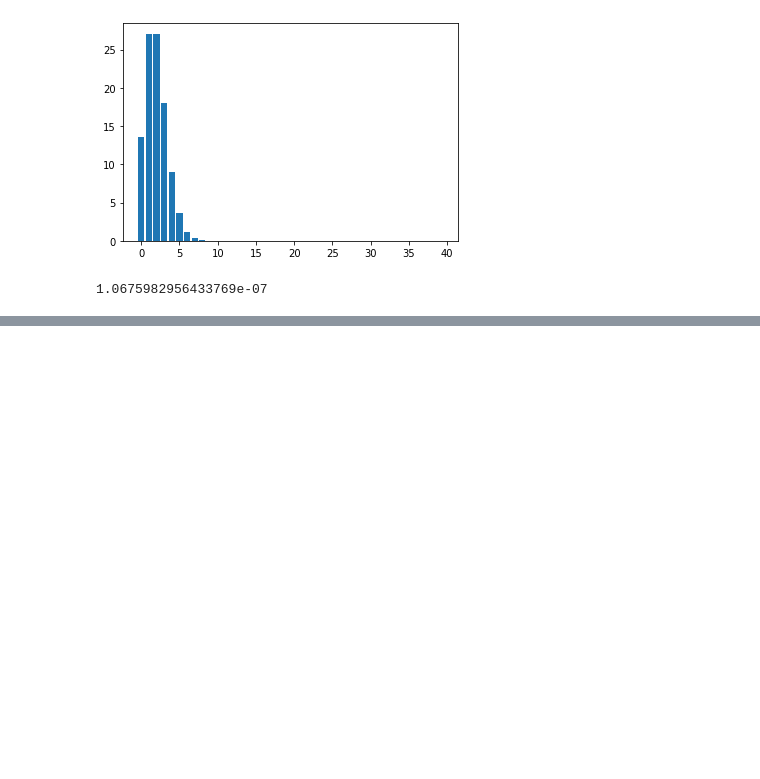
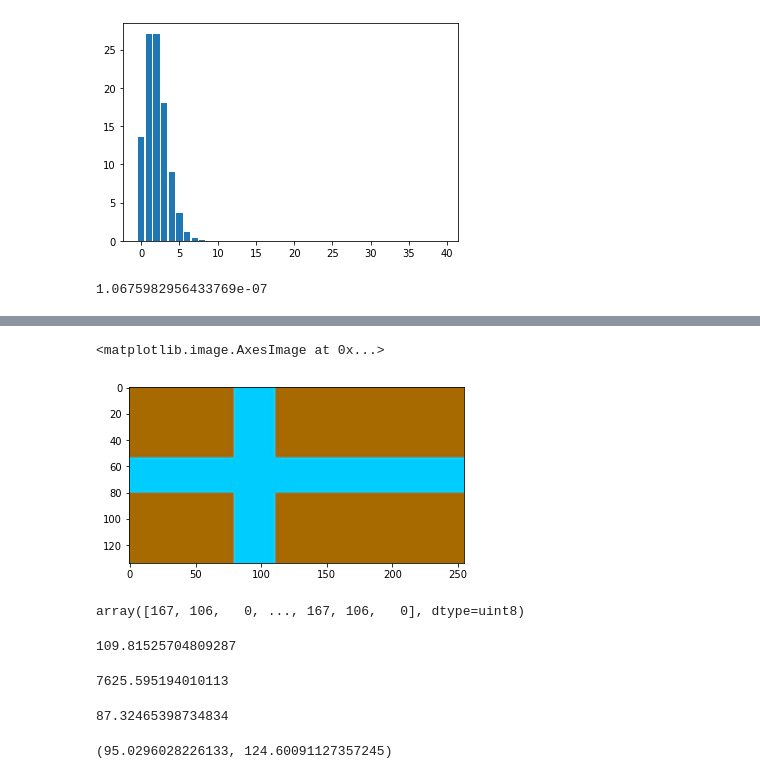
Before and after one commit to eaglehkim/python, a Jupyter notebook: prac2.ipynb, the cells around one changed output, grey strips where cells are left out. Drawn from its saved outputs; the diff is of its cells as text; code cells hidden in the pictures; blank space fills up the shorter version.

```diff
--- a/prac2.ipynb
+++ b/prac2.ipynb
@@ -2029,0 +2260,28 @@ fact(6) * fact(40) / fact(46)
+# %%
+image2 = cv2.imread("/content/sweden.png")
+plt.imshow(image2)
+# %% [output]
+<matplotlib.image.AxesImage at 0x...>
+[figure, added]
+# %%
+image2.flatten()
+# %% [output]
+array([167, 106,   0, ..., 167, 106,   0], dtype=uint8)
+# %%
+image2.mean()
+# %% [output]
+109.81525704809287
+# %%
+image2.var()
+# %% [output]
+7625.595194010113
+# %%
+image2.std()
+# %% [output]
+87.32465398734834
+# %%
+m_min = image2.mean() - (1.96*image2.std() / math.sqrt(len(image2)))
+m_max = image2.mean() + (1.96*image2.std() / math.sqrt(len(image2)))
+m_min, m_max
+# %% [output]
+(95.0296028226133, 124.60091127357245)
```
Also changed, not shown: parts of 25 cells of this notebook.
